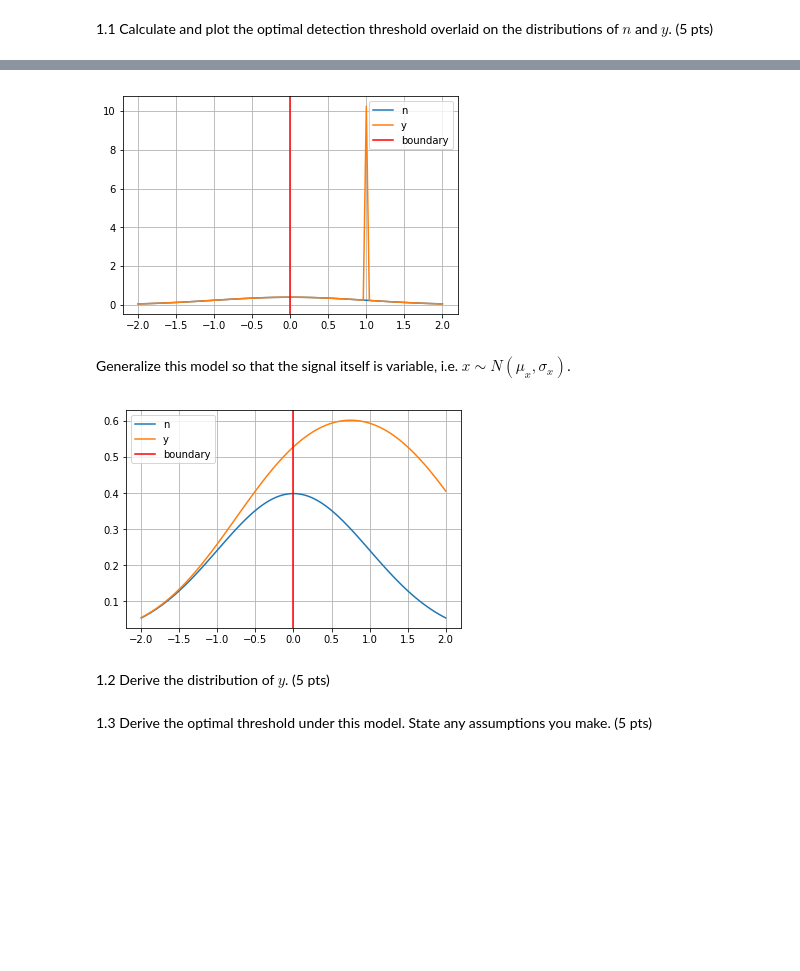
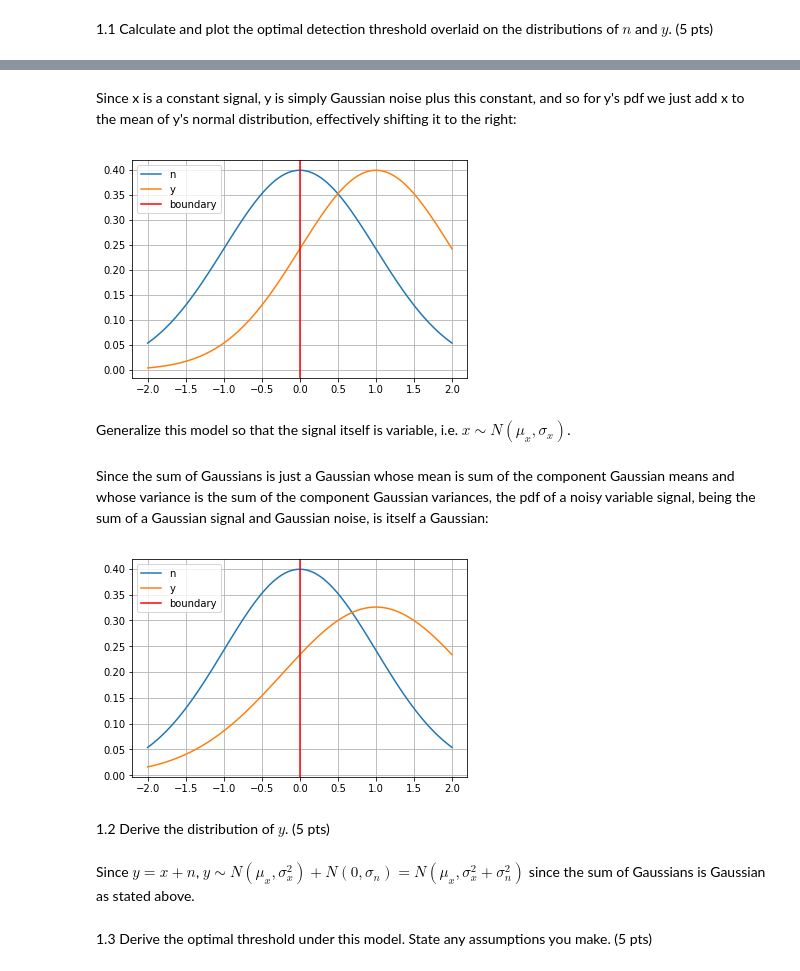
Before and after one commit to brennanmcfarland/computational-perception-class, a Jupyter notebook: CP-A1-bfm21.ipynb, the cells around one changed output, grey strips where cells are left out. Saved outputs shown, nothing was run; the diff lists cells and outputs as text; code cells hidden in the pictures; blank space fills up the shorter version.

```diff
--- a/CP-A1-bfm21.ipynb
+++ b/CP-A1-bfm21.ipynb
@@ -11,8 +11,8 @@ Imports and utility functions:
 import matplotlib.pyplot as plt
 import numpy as np
 # %%
-def gaussian_distribution(mu, sigma):
-    return lambda a: np.exp(-(a - mu)**2 / (2 * sigma**2)) / np.sqrt(2 * np.pi * sigma**2)
+def gaussian_distribution(mu, sigma_squared):
+    return lambda a: np.exp(-(a - mu)**2 / (2 * sigma_squared)) / np.sqrt(2 * np.pi * sigma_squared)
 
 def plot_function(f, min=0, max=2, step_size=101, **args):
     x = np.linspace(min, max, step_size)
@@ -43,17 +37,20 @@ Also, since x's distribution's value is infinity at x and 0 everywhere else, it
-# %%
-def constant_signal_distribution(x):
-    # set value of pdf at x to 1
-    return lambda a: [(x == ai) * 10 for ai in a]
-
-
-def gaussian_noise_distribution(mu, sigma):
-    return gaussian_distribution(mu, sigma)
+# %% [markdown]
+Since x is a constant signal, y is simply Gaussian noise plus this constant, and so for y's pdf we just add x to the mean of y's normal distribution, effectively shifting it to the right:
+# %%
+def gaussian_noise_distribution(mu, sigma_squared):
+    return gaussian_distribution(mu, sigma_squared)
+
+
+def noisy_signal_distribution(signal_amplitude, mu, sigma_squared):
+    return gaussian_noise_distribution(mu+signal_amplitude, sigma_squared)
 # %%
-plot_function(gaussian_noise_distribution(0, 1), min=-2, max=2, label='n')
-plot_function(add_signals(gaussian_noise_distribution(0, 1), constant_signal_distribution(1)), min=-2, max=2, label='y')
+noise_mean, noise_variance = 0, 1
+xmin, xmax = -2, 2
+plot_function(gaussian_noise_distribution(noise_mean, noise_variance), min=xmin, max=xmax, label='n')
+plot_function(noisy_signal_distribution(1, noise_mean, noise_variance), min=xmin, max=xmax, label='y')
 plot_boundary(0, label='boundary') # TODO: actually plot this right
 show_graph()
 # %% [output]
-[figure, old version]
+[figure, new version]
 # %% [markdown]
 Generalize this model so that the signal itself is variable, i.e. $x \sim N(\mu_x, \sigma_x)$.
@@ -62,0 +57,2 @@ def gaussian_signal_distribution(mu, sigma):
+# %% [markdown]
+Since the sum of Gaussians is just a Gaussian whose mean is sum of the component Gaussian means and whose variance is the sum of the component Gaussian variances, the pdf of a noisy variable signal, being the sum of a Gaussian signal and Gaussian noise, is itself a Gaussian:
@@ -63,12 +62,15 @@ def gaussian_signal_distribution(mu, sigma):
 # %%
-plot_function(gaussian_noise_distribution(0, 1), min=-2, max=2, label='n')
-plot_function(add_signals(gaussian_noise_distribution(0, 1), gaussian_signal_distribution(1.5, 1)), min=-2, max=2, label='y')
+sig_mean, sig_variance = 1, .5
+plot_function(gaussian_noise_distribution(noise_mean, noise_variance), min=xmin, max=xmax, label='n')
+plot_function(noisy_gaussian_signal_distribution(sig_mean, sig_variance, noise_mean, noise_variance), min=xmin, max=xmax, label='y')
 plot_boundary(0, label='boundary') # TODO: actually plot this right
 show_graph()
 # %% [output]
-[figure, old version]
+[figure, new version]
 # %% [markdown]
 1.2 Derive the distribution of $y$. (5 pts)
+# %% [markdown]
+Since $y=x+n$, $y∼N(μ_{x}, σ_{x}^{2}) + N(0, σ_{n}) = N(μ_{x}, σ_{x}^{2} + σ_{n}^{2})$ since the sum of Gaussians is Gaussian as stated above.
 # %% [markdown]
 1.3 Derive the optimal threshold under this model.  State any assumptions you make. (5 pts)
 # %% [markdown]
```
Also changed, not shown: parts of 4 cells of this notebook.
